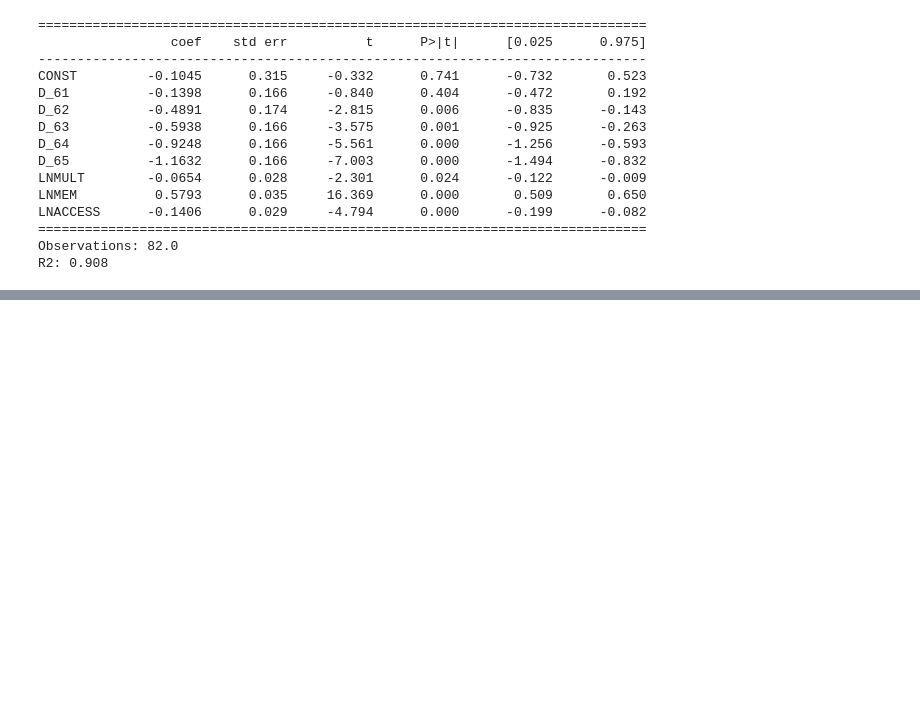
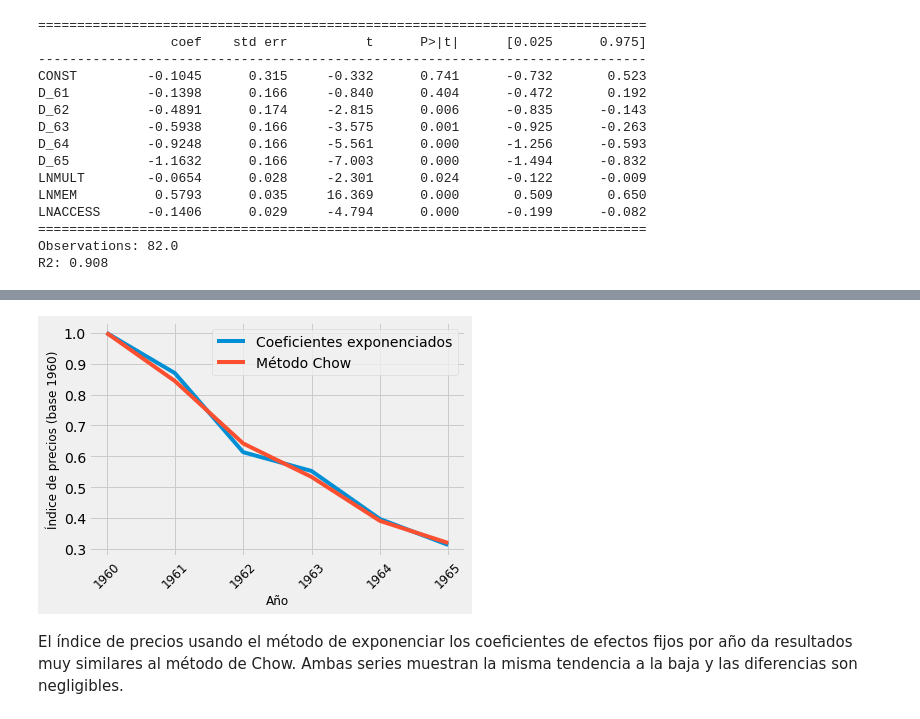
Before and after one commit to ArturoSbr/precios_hedonicos, a Jupyter notebook: cod/final.ipynb, the cells around one changed output, grey strips where cells are left out. Drawn from its saved outputs; the diff is of its cells as text; code cells hidden in the pictures; blank space fills up the shorter version.

```diff
--- a/cod/final.ipynb
+++ b/cod/final.ipynb
@@ -5,6 +5,8 @@ Importar librerías
 import numpy as np
 import pandas as pd
 import statsmodels.api as sm
+import matplotlib.pyplot as plt
+plt.style.use('fivethirtyeight')
 # %% [markdown]
 ## Ejercicio 3: Índice hedónico de computadoras
 Cargar datos
@@ -100,0 +105,5 @@ R2: 0.908
+# %%
+t = pd.concat([pd.Series([1], ['D_60']), np.exp(m1_res.params['D_61':'D_65'])]).to_frame()
+t.columns=['Price Index (exp)']
+t['Price Index (Chow)'] = [1,.8438,.6414,.5330,.3906,.3188]
+t.round(4)
@@ -100,0 +118,12 @@ R2: 0.908
+# %%
+plt.plot(t.index, t['Price Index (exp)'], label='Coeficientes exponenciados')
+plt.plot(t.index, t['Price Index (Chow)'], label='Método Chow')
+plt.xticks(t.index, labels=range(1960,1966), rotation=45, fontsize=12)
+plt.xlabel('Año', fontsize=12)
+plt.ylabel('Índice de precios (base 1960)', fontsize=12)
+plt.legend()
+plt.show()
+# %% [output]
+[figure, added]
+# %% [markdown]
+El índice de precios usando el método de exponenciar los coeficientes de efectos fijos por año da resultados muy similares al método de Chow. Ambas series muestran la misma tendencia a la baja y las diferencias son negligibles.
```
Also changed, not shown: parts of 15 cells of this notebook.
